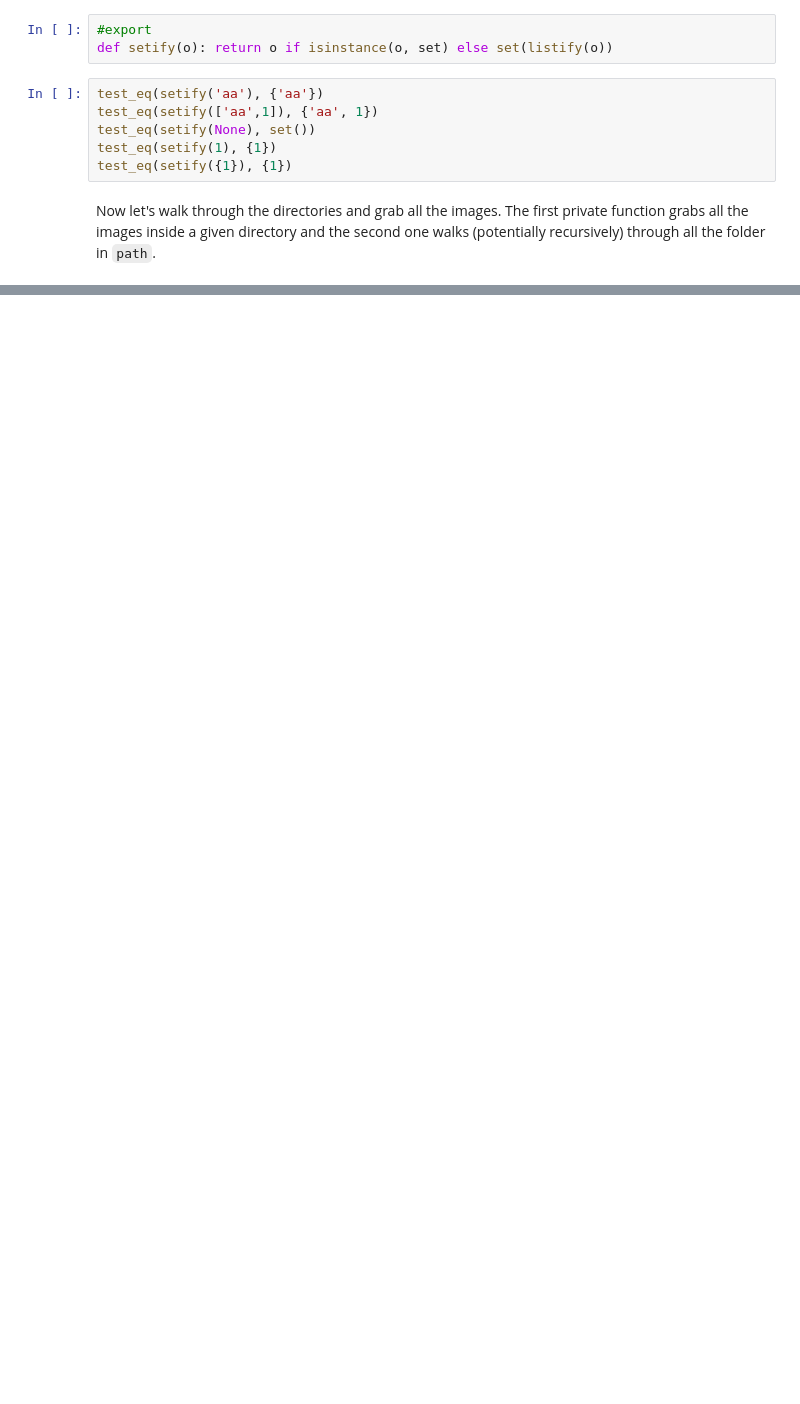
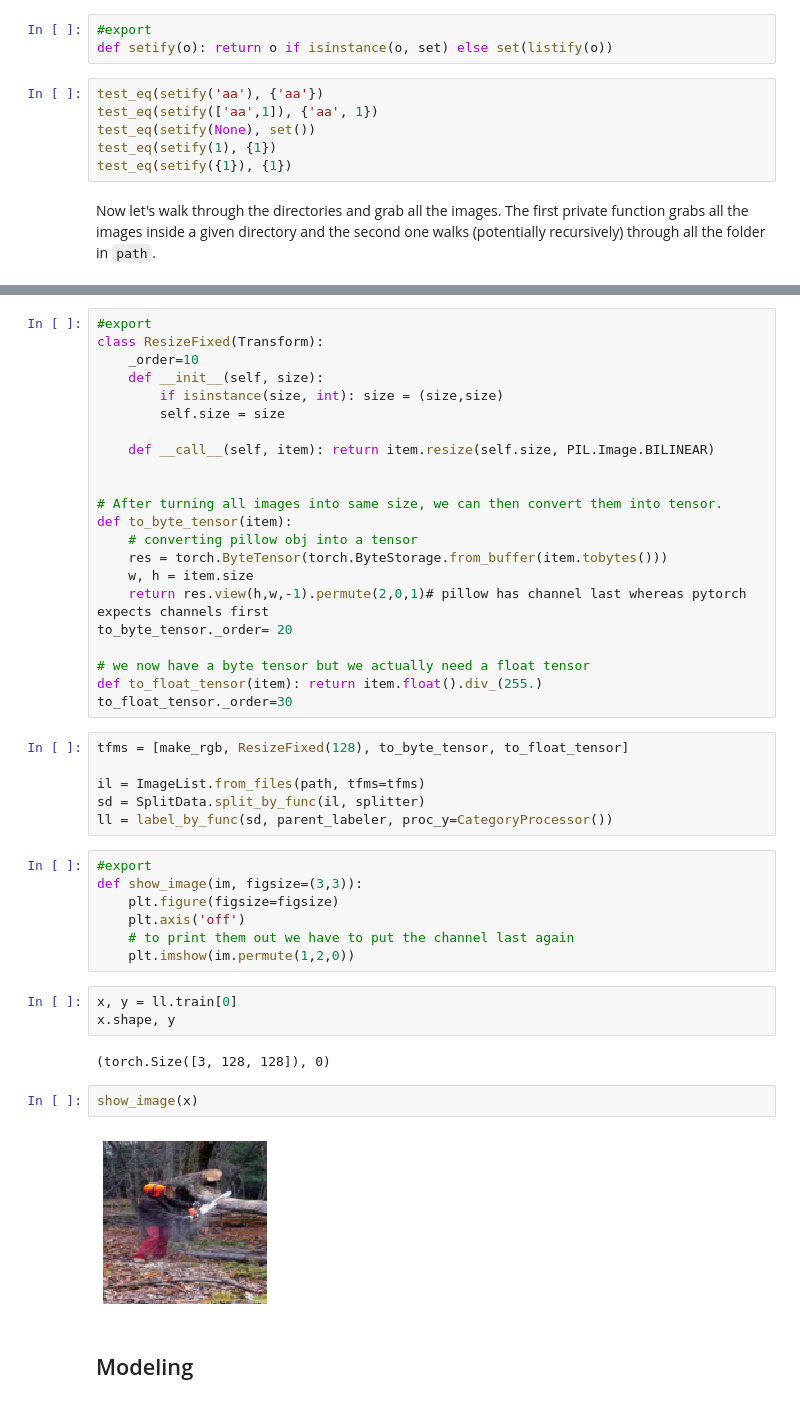
Before and after one commit to prats0599/fastaipart2-mooc-notes, a Jupyter notebook: 08_mydatablock.ipynb, the cells around one changed output, grey strips where cells are left out. Cells and saved outputs as stored; diff of their text form; blank space fills up the shorter version.

```diff
--- a/08_mydatablock.ipynb
+++ b/08_mydatablock.ipynb
@@ -97,0 +507,46 @@ def get_files(path, extensions=None, recurse=False, include=None):
+# %%
+#export
+class ResizeFixed(Transform):
+    _order=10
+    def __init__(self, size):
+        if isinstance(size, int): size = (size,size)
+        self.size = size
+
+    def __call__(self, item): return item.resize(self.size, PIL.Image.BILINEAR)
+
+
+# After turning all images into same size, we can then convert them into tensor.
+def to_byte_tensor(item):
+    # converting pillow obj into a tensor
+    res = torch.ByteTensor(torch.ByteStorage.from_buffer(item.tobytes()))
+    w, h = item.size
+    return res.view(h,w,-1).permute(2,0,1)# pillow has channel last whereas pytorch expects channels first
+to_byte_tensor._order= 20
+
+# we now have a byte tensor but we actually need a float tensor
+def to_float_tensor(item): return item.float().div_(255.)
+to_float_tensor._order=30
+# %%
+tfms = [make_rgb, ResizeFixed(128), to_byte_tensor, to_float_tensor]
+
+il = ImageList.from_files(path, tfms=tfms)
+sd = SplitData.split_by_func(il, splitter)
+ll = label_by_func(sd, parent_labeler, proc_y=CategoryProcessor())
+# %%
+#export
+def show_image(im, figsize=(3,3)):
+    plt.figure(figsize=figsize)
+    plt.axis('off')
+    # to print them out we have to put the channel last again
+    plt.imshow(im.permute(1,2,0))
+# %%
+x, y = ll.train[0]
+x.shape, y
+# %% [output]
+(torch.Size([3, 128, 128]), 0)
+# %%
+show_image(x)
+# %% [output]
+[figure, added]
+# %% [markdown]
+## Modeling
```
Also changed, not shown: parts of 106 cells of this notebook, 3 other files.
